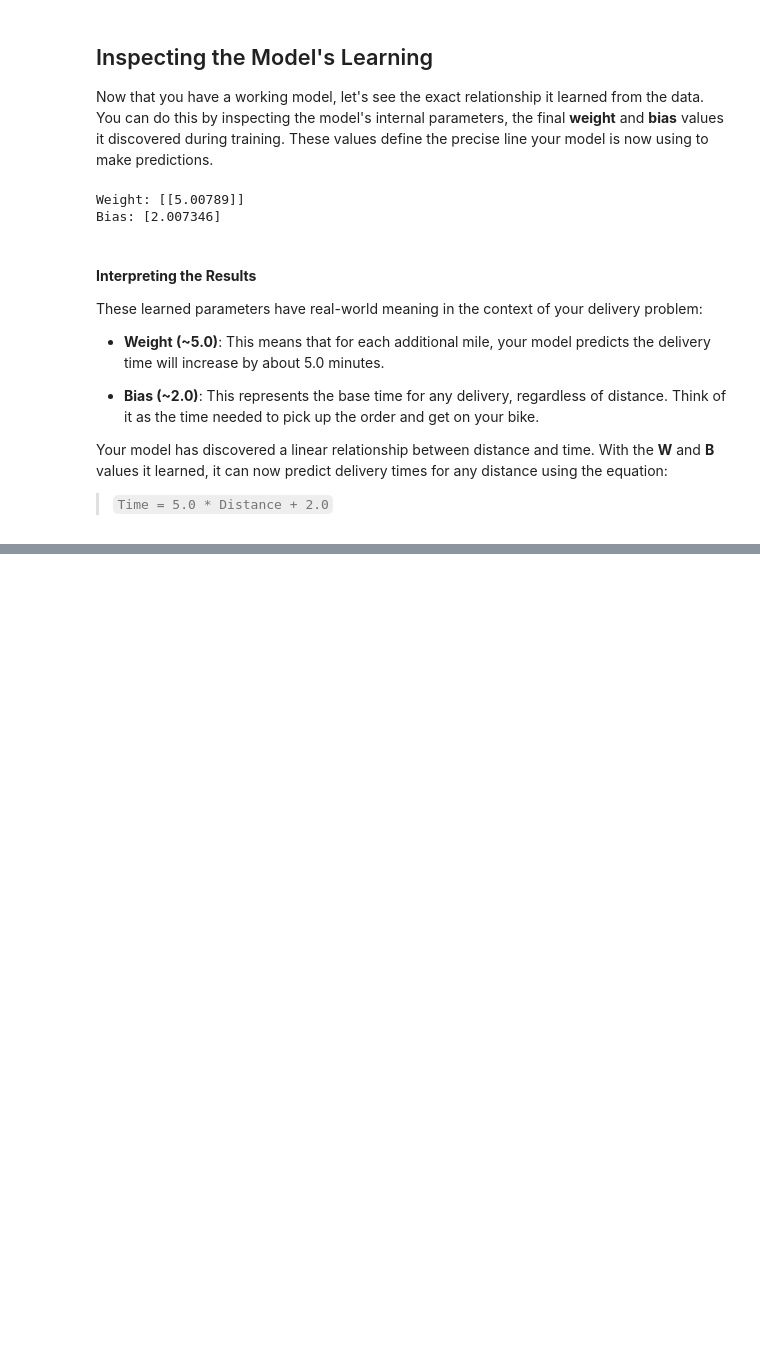
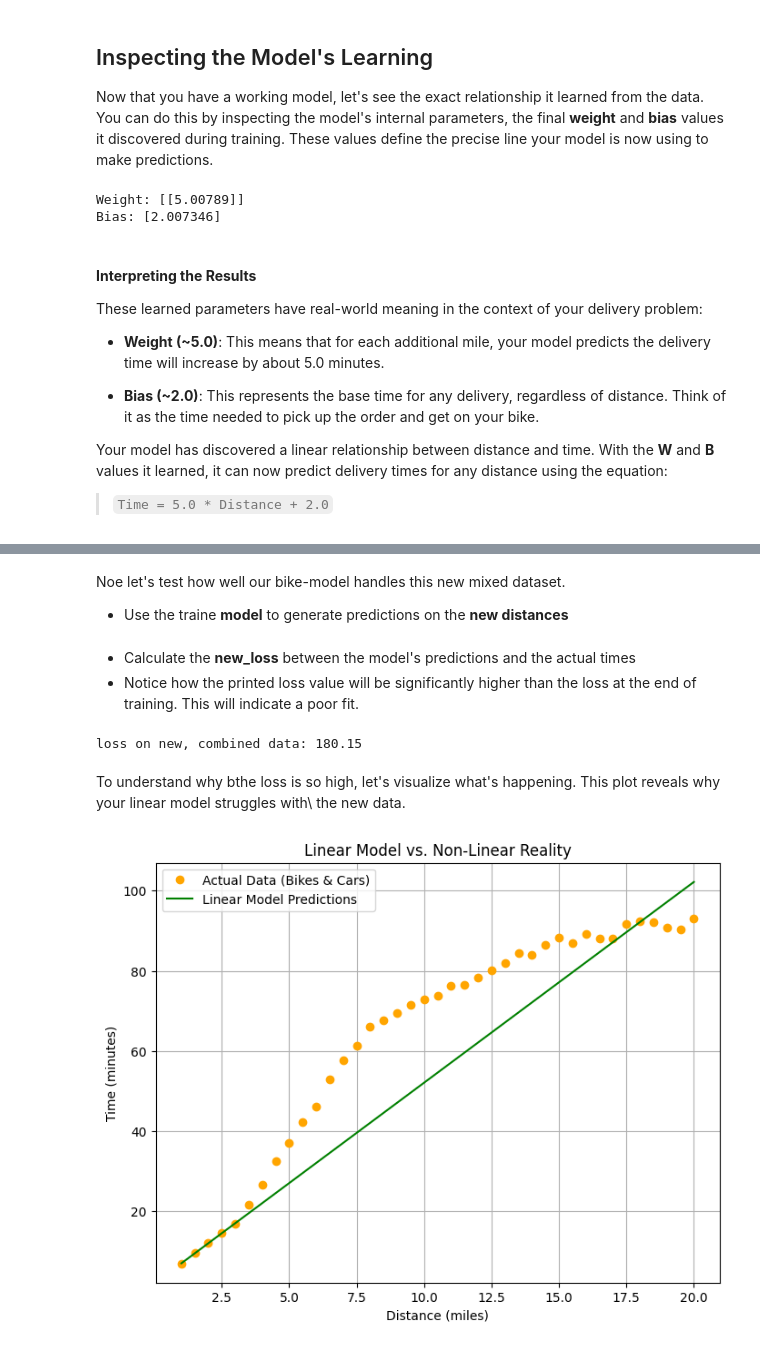
Before and after one commit to RIDOX-AIeNG/BACKEND-AI, a Jupyter notebook: DEEPLEARNING/tOrCh.ipynb, the cells around one changed output, grey strips where cells are left out. Cells and saved outputs as stored; diff of their text form; code cells hidden in the pictures; blank space fills up the shorter version.

Commit message:
Tensors

```diff
--- a/DEEPLEARNING/tOrCh.ipynb
+++ b/DEEPLEARNING/tOrCh.ipynb
@@ -213,0 +224,20 @@ Your model has discovered a linear relationship between distance and time. With
+# %%
+#combined dataset: bikes for short distances, cars for longer distances
+new_distances = torch.tensor([
+    [1.0], [1.5], [2.0], [2.5], [3.0], [3.5], [4.0], [4.5], [5.0], [5.5],
+    [6.0], [6.5], [7.0], [7.5], [8.0], [8.5], [9.0], [9.5], [10.0], [10.5],
+    [11.0], [11.5], [12.0], [12.5], [13.0], [13.5], [14.0], [14.5], [15.0], [15.5],
+    [16.0], [16.5], [17.0], [17.5], [18.0], [18.5], [19.0], [19.5], [20.0]
+], dtype=torch.float32)
+
+# Corresponding delivery times in minutes
+new_times = torch.tensor([
+     [6.96], [9.67], [12.11], [14.56], [16.77], [21.7], [26.52], [32.47], [37.15], [42.35],
+    [46.1], [52.98], [57.76], [61.29], [66.15], [67.63], [69.45], [71.57], [72.8], [73.88],
+    [76.34], [76.38], [78.34], [80.07], [81.86], [84.45], [83.98], [86.55], [88.33], [86.83],
+    [89.24], [88.11], [88.16], [91.77], [92.27], [92.13], [90.73], [90.39], [92.98]
+],dtype=torch.float32)
+# %% [markdown]
+Noe let's test how well our bike-model handles this new mixed dataset.
+
+- Use the traine **model** to generate predictions on the **new distances**
@@ -213,0 +248,15 @@ Your model has discovered a linear relationship between distance and time. With
+# %% [markdown]
+- Calculate the **new_loss** between the model's predictions and the actual times
+- Notice how the printed loss value will be significantly higher than the loss at the end of training. This will indicate a poor fit.
+# %%
+# Calculate the new loss
+new_loss = loss_function(predictions, new_times)
+print(f"loss on new, combined data: {new_loss.item():.2f}")
+# %% [output]
+loss on new, combined data: 180.15
+# %% [markdown]
+To understand why bthe loss is so high, let's visualize what's happening. This plot reveals why your linear model struggles with\ the new data.
+# %%
+helper_utils.plot_nonlinear_comparison(model, new_distances, new_times)
+# %% [output]
+[figure, added]
```
Also changed, not shown: parts of 2 cells of this notebook, 1 other file.
